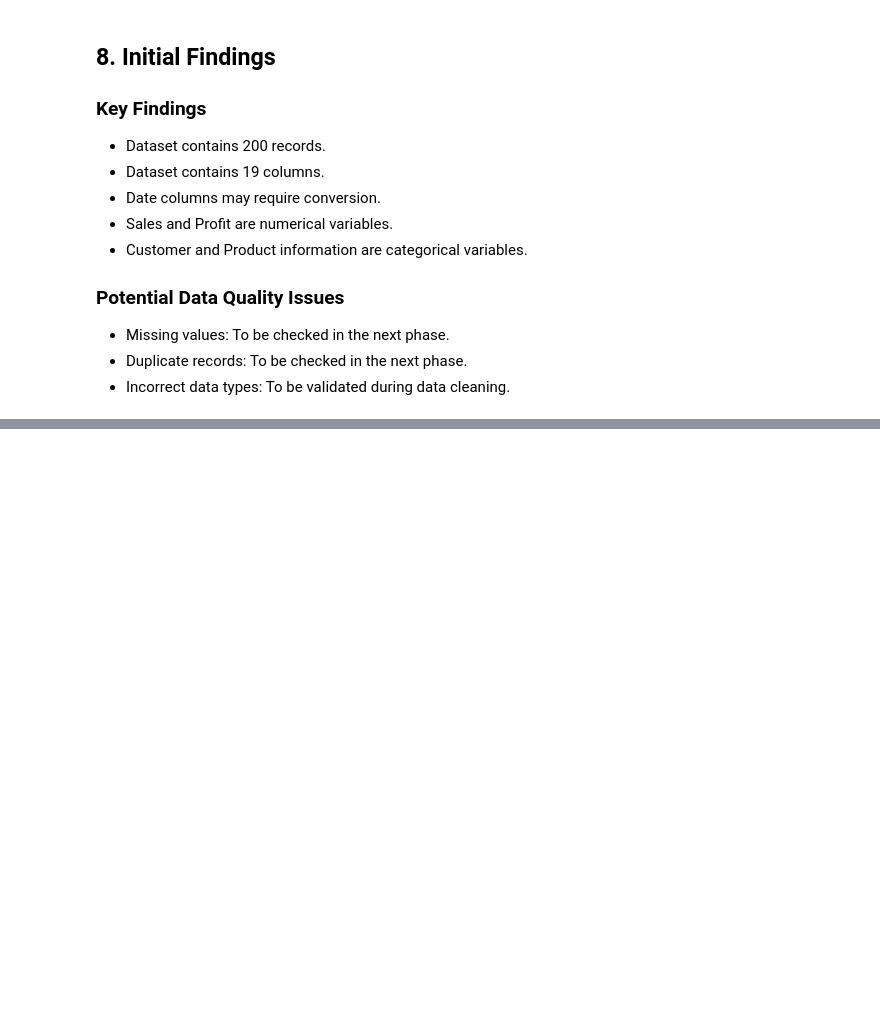
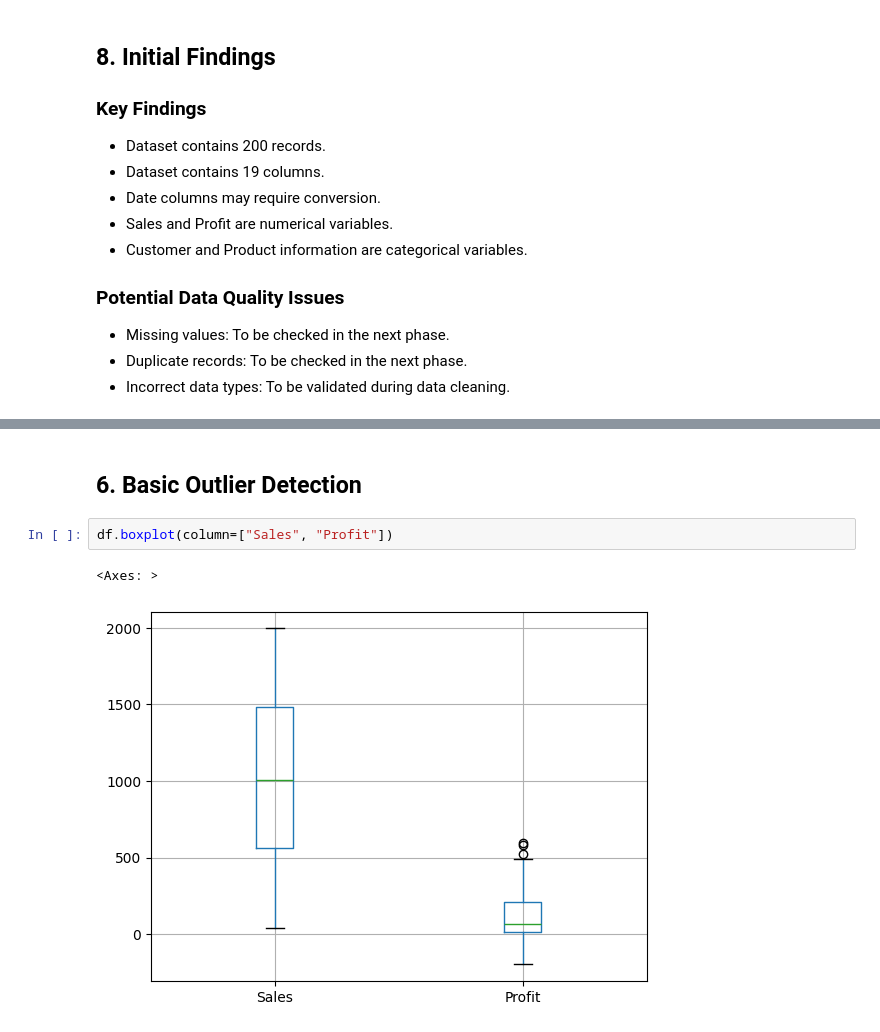
Before and after one commit to Souptikbej/Ecommerce-Sales-EDA, a Jupyter notebook: notebooks/Ecommerce_EDA.ipynb, the cells around one changed output, grey strips where cells are left out. Saved outputs shown, nothing was run; the diff lists cells and outputs as text; blank space fills up the shorter version.

```diff
--- a/notebooks/Ecommerce_EDA.ipynb
+++ b/notebooks/Ecommerce_EDA.ipynb
@@ -210,0 +382,7 @@ df.describe()
+# %% [markdown]
+## 6. Basic Outlier Detection
+# %%
+df.boxplot(column=["Sales", "Profit"])
+# %% [output]
+<Axes: >
+[figure, added]
```
Also changed, not shown: parts of 19 cells of this notebook.
